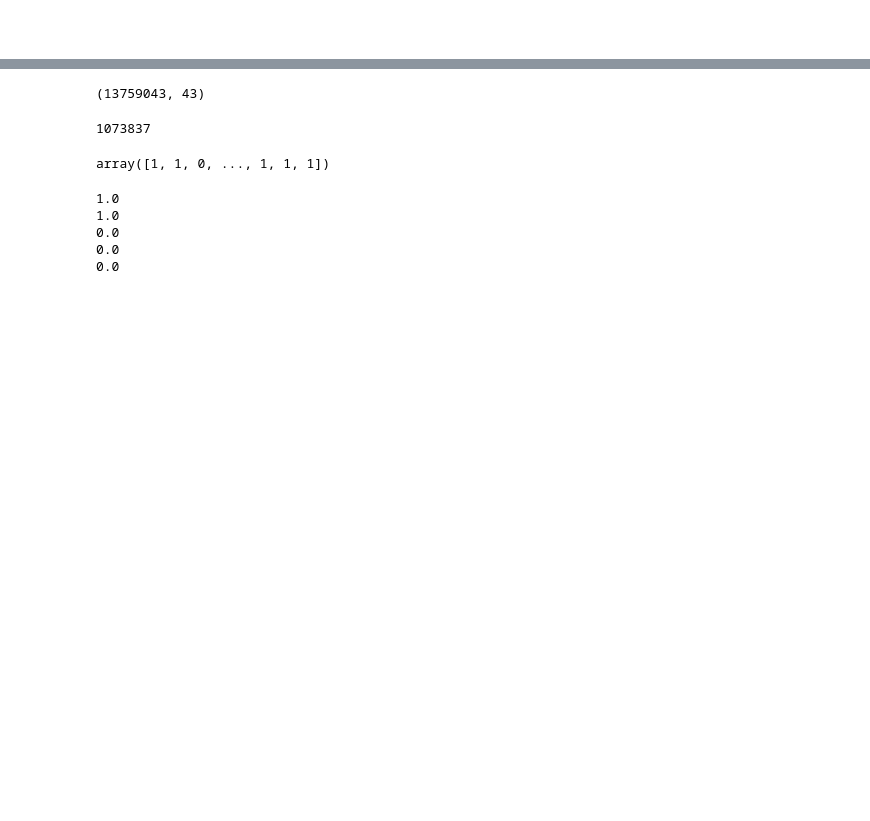
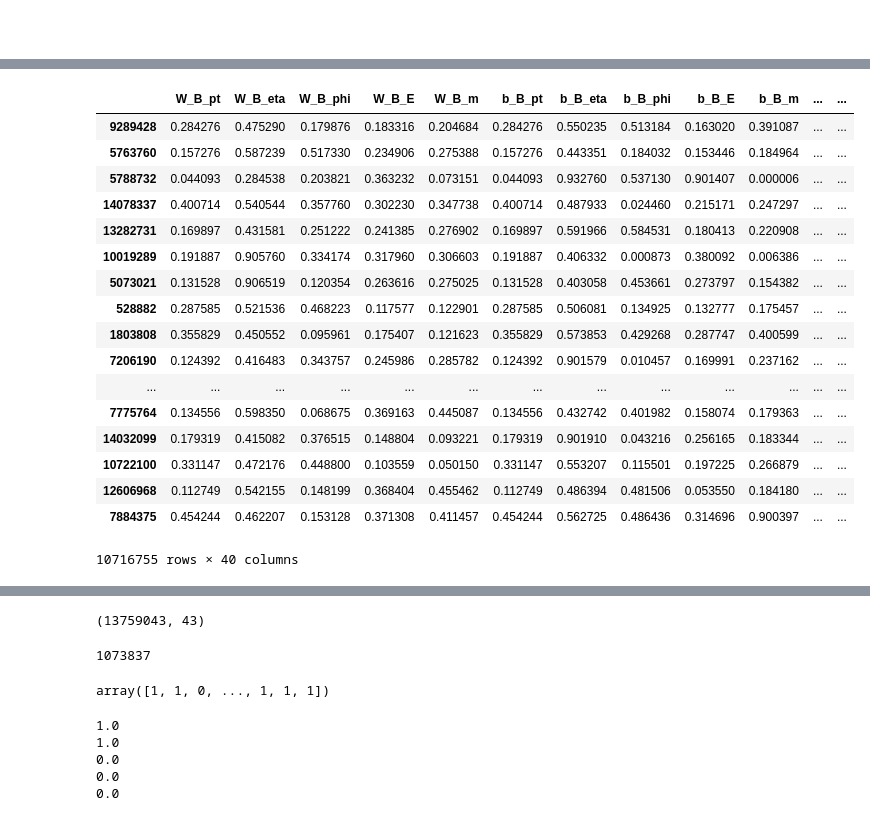
Before and after one commit to rahuldesai1/top-reco, a Jupyter notebook: Data.ipynb, the cells around one changed output, grey strips where cells are left out. Saved outputs shown, nothing was run; the diff lists cells and outputs as text; code cells hidden in the pictures; blank space fills up the shorter version.

```diff
--- a/Data.ipynb
+++ b/Data.ipynb
@@ -44,0 +113,21 @@ df2.head()
+# %%
+X_train
+# %% [output]
+|  | W_B_pt | W_B_eta | W_B_phi | W_B_E | W_B_m | b_B_pt | b_B_eta | b_B_phi | b_B_E | b_B_m | ... | ... |
+| 9289428 | 0.284276 | 0.475290 | 0.179876 | 0.183316 | 0.204684 | 0.284276 | 0.550235 | 0.513184 | 0.163020 | 0.391087 | ... | ... |
+| 5763760 | 0.157276 | 0.587239 | 0.517330 | 0.234906 | 0.275388 | 0.157276 | 0.443351 | 0.184032 | 0.153446 | 0.184964 | ... | ... |
+| 5788732 | 0.044093 | 0.284538 | 0.203821 | 0.363232 | 0.073151 | 0.044093 | 0.932760 | 0.537130 | 0.901407 | 0.000006 | ... | ... |
+| 14078337 | 0.400714 | 0.540544 | 0.357760 | 0.302230 | 0.347738 | 0.400714 | 0.487933 | 0.024460 | 0.215171 | 0.247297 | ... | ... |
+| 13282731 | 0.169897 | 0.431581 | 0.251222 | 0.241385 | 0.276902 | 0.169897 | 0.591966 | 0.584531 | 0.180413 | 0.220908 | ... | ... |
+| 10019289 | 0.191887 | 0.905760 | 0.334174 | 0.317960 | 0.306603 | 0.191887 | 0.406332 | 0.000873 | 0.380092 | 0.006386 | ... | ... |
+| 5073021 | 0.131528 | 0.906519 | 0.120354 | 0.263616 | 0.275025 | 0.131528 | 0.403058 | 0.453661 | 0.273797 | 0.154382 | ... | ... |
+| 528882 | 0.287585 | 0.521536 | 0.468223 | 0.117577 | 0.122901 | 0.287585 | 0.506081 | 0.134925 | 0.132777 | 0.175457 | ... | ... |
+| 1803808 | 0.355829 | 0.450552 | 0.095961 | 0.175407 | 0.121623 | 0.355829 | 0.573853 | 0.429268 | 0.287747 | 0.400599 | ... | ... |
+| 7206190 | 0.124392 | 0.416483 | 0.343757 | 0.245986 | 0.285782 | 0.124392 | 0.901579 | 0.010457 | 0.169991 | 0.237162 | ... | ... |
+| ... | ... | ... | ... | ... | ... | ... | ... | ... | ... | ... | ... | ... |
+| 7775764 | 0.134556 | 0.598350 | 0.068675 | 0.369163 | 0.445087 | 0.134556 | 0.432742 | 0.401982 | 0.158074 | 0.179363 | ... | ... |
+| 14032099 | 0.179319 | 0.415082 | 0.376515 | 0.148804 | 0.093221 | 0.179319 | 0.901910 | 0.043216 | 0.256165 | 0.183344 | ... | ... |
+| 10722100 | 0.331147 | 0.472176 | 0.448800 | 0.103559 | 0.050150 | 0.331147 | 0.553207 | 0.115501 | 0.197225 | 0.266879 | ... | ... |
+| 12606968 | 0.112749 | 0.542155 | 0.148199 | 0.368404 | 0.455462 | 0.112749 | 0.486394 | 0.481506 | 0.053550 | 0.184180 | ... | ... |
+| 7884375 | 0.454244 | 0.462207 | 0.153128 | 0.371308 | 0.411457 | 0.454244 | 0.562725 | 0.486436 | 0.314696 | 0.900397 | ... | ... |
+10716755 rows × 40 columns
```
Also changed, not shown: parts of 14 cells of this notebook, 5 other files.
